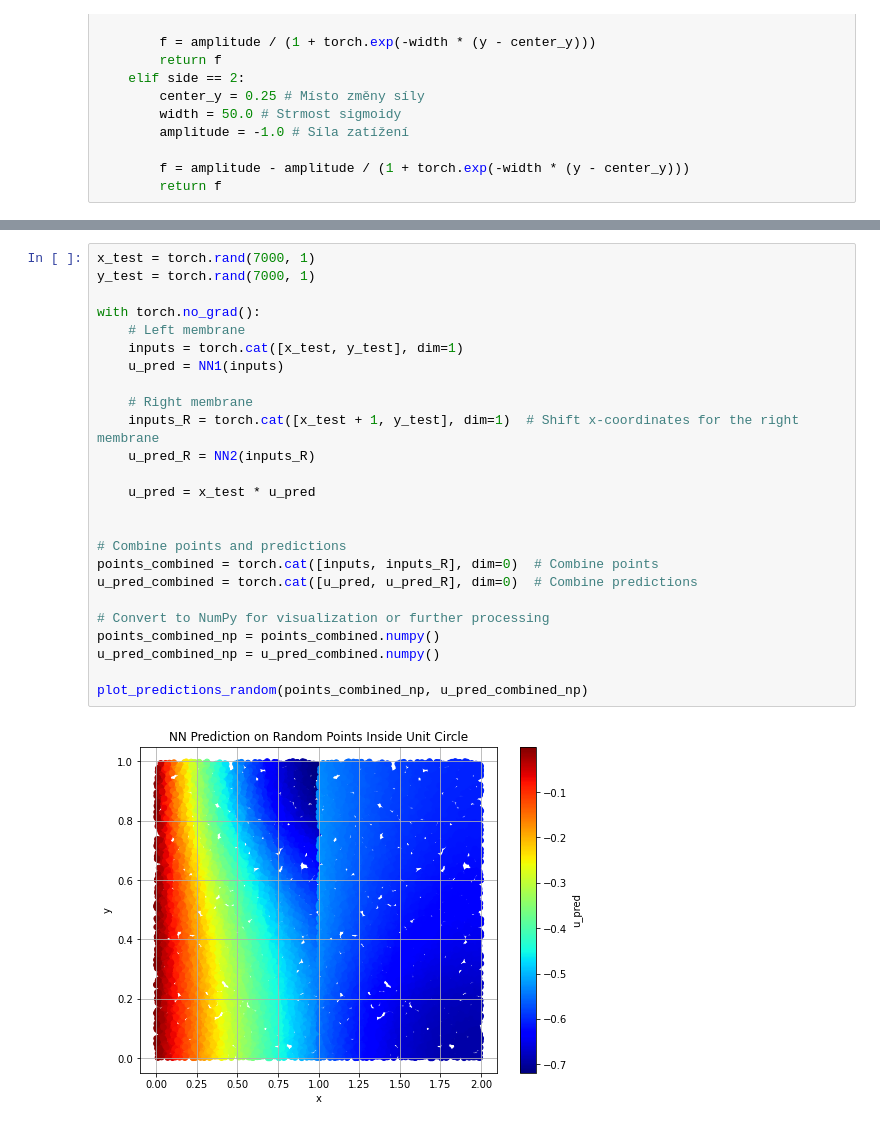
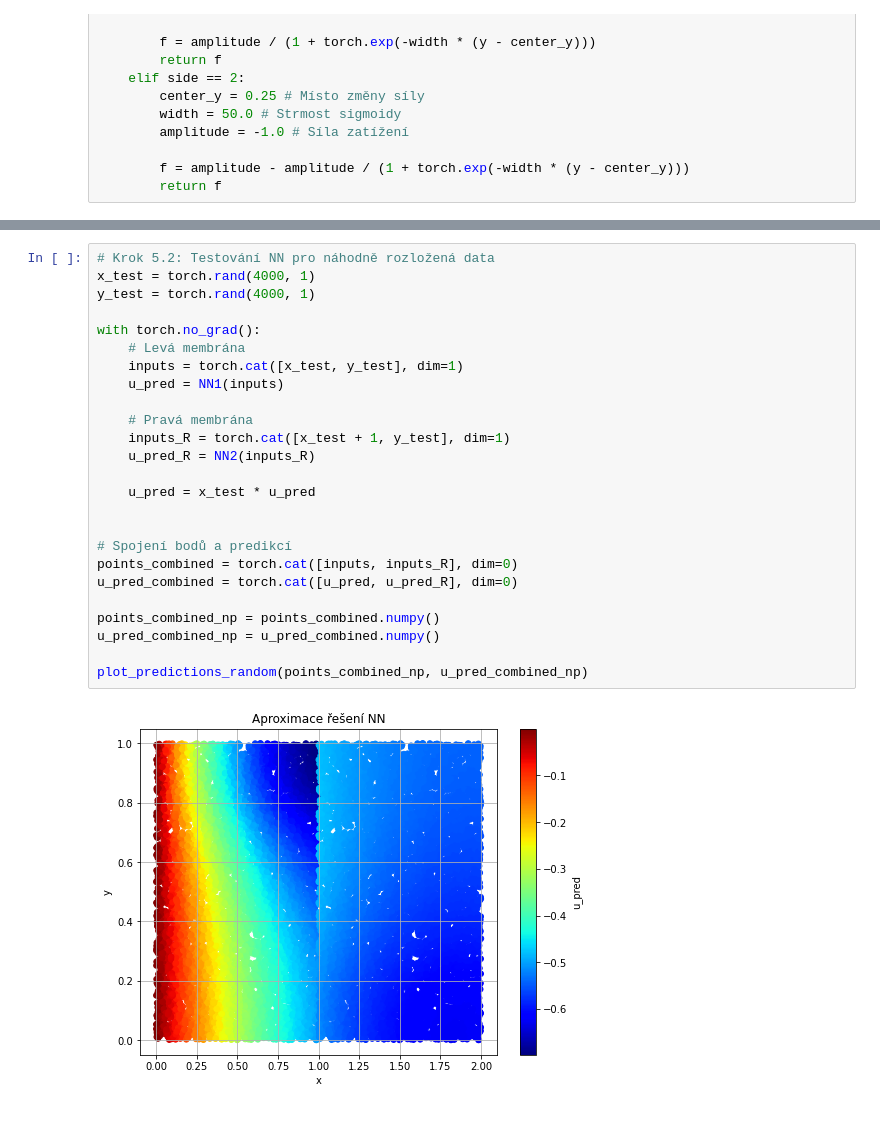
Before and after one commit to STE0493/DP-PINNs, a Jupyter notebook: PUBLISH_2d_uloha_pinn_dve_membrany.ipynb, the cells around one changed output, grey strips where cells are left out. Cells and saved outputs as stored; diff of their text form.

Commit message:
Add files via upload
Dokončená úloha dvou membrán.

```diff
--- a/PUBLISH_2d_uloha_pinn_dve_membrany.ipynb
+++ b/PUBLISH_2d_uloha_pinn_dve_membrany.ipynb
@@ -464,29 +434,29 @@ def plot_predictions_random(points_combined_np, u_pred_combined_np):
 
     plt.show()
 # %%
-x_test = torch.rand(7000, 1)
-y_test = torch.rand(7000, 1)
+# Krok 5.2: Testování NN pro náhodně rozložená data
+x_test = torch.rand(4000, 1)
+y_test = torch.rand(4000, 1)
 
 with torch.no_grad():
-    # Left membrane
+    # Levá membrána
     inputs = torch.cat([x_test, y_test], dim=1)
     u_pred = NN1(inputs)
 
-    # Right membrane
-    inputs_R = torch.cat([x_test + 1, y_test], dim=1)  # Shift x-coordinates for the right membrane
+    # Pravá membrána
+    inputs_R = torch.cat([x_test + 1, y_test], dim=1)
     u_pred_R = NN2(inputs_R)
 
     u_pred = x_test * u_pred
 
 
-# Combine points and predictions
-points_combined = torch.cat([inputs, inputs_R], dim=0)  # Combine points
-u_pred_combined = torch.cat([u_pred, u_pred_R], dim=0)  # Combine predictions
+# Spojení bodů a predikcí
+points_combined = torch.cat([inputs, inputs_R], dim=0)
+u_pred_combined = torch.cat([u_pred, u_pred_R], dim=0)
 
-# Convert to NumPy for visualization or further processing
 points_combined_np = points_combined.numpy()
 u_pred_combined_np = u_pred_combined.numpy()
 
 plot_predictions_random(points_combined_np, u_pred_combined_np)
 # %% [output]
-[figure, old version]
+[figure, new version]
```
Also changed, not shown: parts of 17 cells of this notebook.
